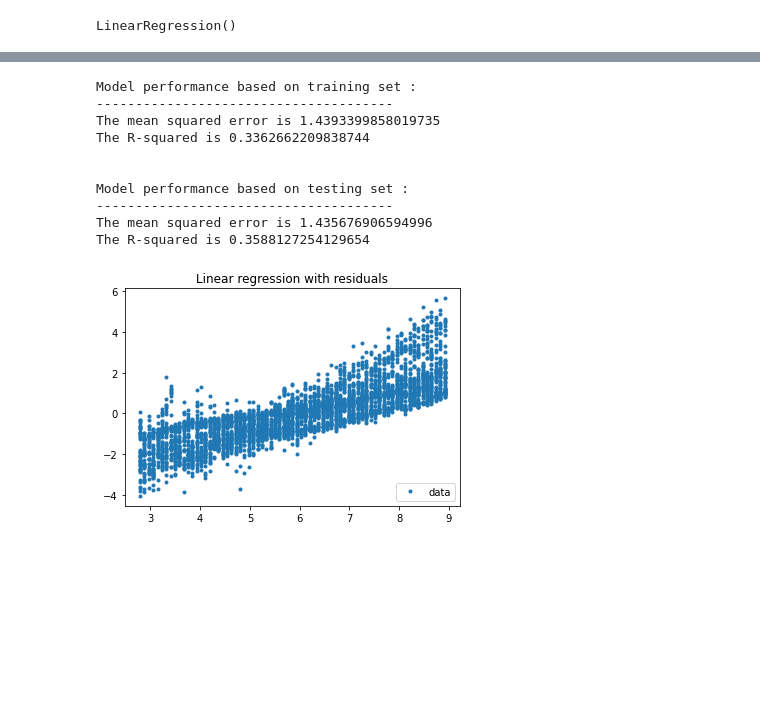
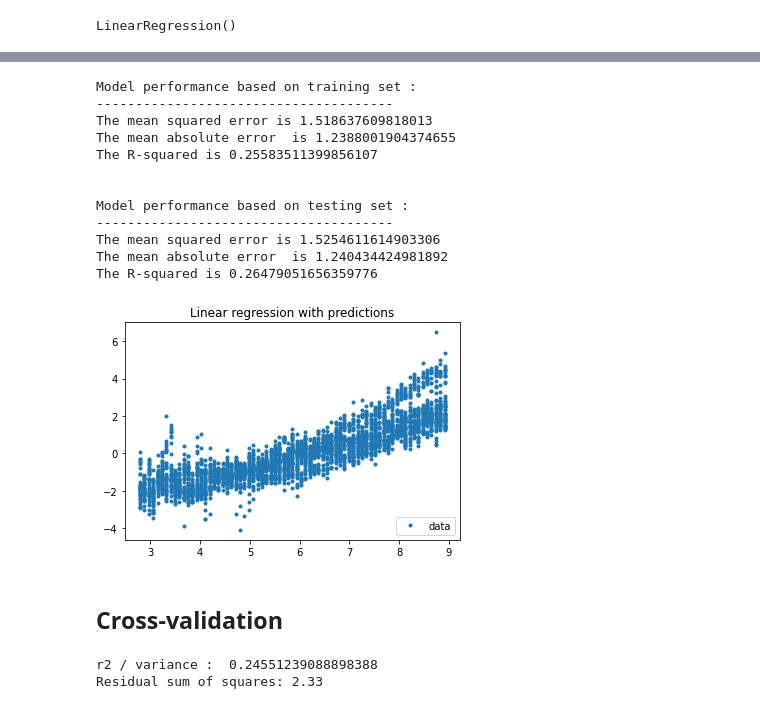
Before and after one commit to maylin007/PIP-G2, a Jupyter notebook: g2_machine_learning_linear_regression_Salome.ipynb, the cells around one changed output, grey strips where cells are left out. Drawn from its saved outputs; the diff is of its cells as text; code cells hidden in the pictures; blank space fills up the shorter version.

Commit message:
update linear regression

```diff
--- a/g2_machine_learning_linear_regression_Salome.ipynb
+++ b/g2_machine_learning_linear_regression_Salome.ipynb
@@ -20,9 +21,9 @@ import matplotlib.pyplot as plt
 import seaborn as sns
 import numpy as np
 # %%
-data = pd.read_csv("data_v2.csv", )
+data = pd.read_csv("data_v6.csv")
 
 # deleting useless variables
-data = data.drop(['Unnamed: 0', 'target', 'distance', 'seqnum', 'loc_initiator_z', 'loc_target_z', 'protocol', 'ranging_unit', 'initiator', 'register_dump_CIR'], axis=1)
+#data = data.drop(['target', 'distance', 'seqnum', 'loc_initiator_z', 'loc_target_z', 'protocol', 'ranging_unit', 'initiator', 'register_dump_CIR'], axis=1)
 data
 # %% [output]
@@ -72,13 +73,15 @@ loc_iniatiator_y =  -0.5548735684921144  * loc_initiator_x +  3.6697196927161606
 # %% [markdown]
 # Linear regression
 # %%
-X = data.drop(['loc_initiator_y', 'loc_initiator_x'], axis=1)
-y = data.loc_initiator_y
+# data without target 184
+data_lr = data.drop(data[(data['target'] == 184)].index)
+X = data_lr.drop(['loc_initiator_y', 'loc_initiator_x'], axis=1)
+y = data_lr.loc_initiator_y
 
 # train base and test base
 from sklearn.model_selection import train_test_split
 
-X_train, X_test, y_train, y_test = train_test_split(X, y, test_size = 0.2, random_state=5)
+X_train, X_test, y_train, y_test = train_test_split(X, y, test_size = 0.25, random_state=5)
 print(X_train.shape)
 print(X_test.shape)
 print(y_train.shape)
@@ -165,13 +165,13 @@ plt.show()
 # %%
-X = data[['nlos_indicator', 't1', 't2', 't3', 't4', 'skew', 'tof', 'tof_skew', 'loc_target_x', 'loc_target_y', 'rssi_request', 'rssi_ack', 'rssi_data', 'rssi_mean']]
-y = data.loc_initiator_y
+X = data_lr[['nlos_indicator', 't1', 't2', 't3', 't4', 'skew', 'tof', 'tof_skew', 'loc_target_x', 'loc_target_y', 'rssi_request', 'rssi_ack', 'rssi_data', 'rssi_mean']]
+Y = data_lr.loc_initiator_y
 
 # train base and test base
 from sklearn.model_selection import train_test_split
 
-X_train, X_test, y_train, y_test = train_test_split(X, y, test_size = 0.2, random_state=5)
+X_train, X_test, Y_train, Y_test = train_test_split(X, Y, test_size = 0.25, random_state=5)
 print(X_train.shape)
 print(X_test.shape)
-print(y_train.shape)
-print(y_test.shape)
+print(Y_train.shape)
+print(Y_test.shape)
 # %% [output]
@@ -185,6 +185,6 @@ from sklearn.linear_model import LinearRegression
 from sklearn.metrics import mean_squared_error
 
 linear_model = LinearRegression()
-linear_model.fit(X_train, y_train)
+linear_model.fit(X_train, Y_train)
 # %% [output]
 LinearRegression()
@@ -191,43 +197,63 @@ LinearRegression()
 # %%
 # Evaluation of the training set
 from sklearn.metrics import r2_score
-y_train_predict = linear_model.predict(X_train)
-rmse_train = (np.sqrt(mean_squared_error(y_train, y_train_predict)))
-r2_train = r2_score(y_train, y_train_predict)
+Y_train_predict = linear_model.predict(X_train)
+rmse_train = (np.sqrt(mean_squared_error(Y_train, Y_train_predict)))
+mae_train = mean_absolute_error(y_train, y_train_predict)
+r2_train = r2_score(Y_train, Y_train_predict)
 
 print("Model performance based on training set : ")
 print("--------------------------------------")
 print("The mean squared error is {}".format(rmse_train))
+print("The mean absolute error  is {}".format(mae_train))
 print("The R-squared is {}".format(r2_train))
 print("\n")
 
 # model evaluation for testing set
-y_test_predict = linear_model.predict(X_test)
-rmse_test = (np.sqrt(mean_squared_error(y_test, y_test_predict)))
-r2_test = r2_score(y_test, y_test_predict)
+Y_test_predict = linear_model.predict(X_test)
+rmse_test = (np.sqrt(mean_squared_error(Y_test, Y_test_predict)))
+mae_train = mean_absolute_error(y_test, y_test_predict)
+r2_test = r2_score(Y_test, Y_test_predict)
 
 print("Model performance based on testing set : ")
 print("--------------------------------------")
 print("The mean squared error is {}".format(rmse_test))
+print("The mean absolute error  is {}".format(mae_test))
 print("The R-squared is {}".format(r2_test))
 # %% [output]
 Model performance based on training set :
 --------------------------------------
-The mean squared error is 1.4393399858019735
-The R-squared is 0.3362662209838744
+The mean squared error is 1.518637609818013
+The mean absolute error  is 1.2388001904374655
+The R-squared is 0.25583511399856107
 
 
 Model performance based on testing set :
 --------------------------------------
-The mean squared error is 1.435676906594996
-The R-squared is 0.3588127254129654
+The mean squared error is 1.5254611614903306
+The mean absolute error  is 1.240434424981892
+The R-squared is 0.26479051656359776
 # %%
 a = linear_model.coef_
 b = linear_model.intercept_
-plt.plot(y, y-linear_model.predict(X), '.', label="data")
+plt.plot(Y, Y-linear_model.predict(X), '.', label="data")
 #plt.plot(X, a * X + b, "r-", label="regression")
-plt.title("Linear regression with residuals")
+plt.title("Linear regression with predictions")
 plt.legend(loc="lower right")
 plt.show()
 # %% [output]
-[figure, old version]
+[figure, new version]
+# %% [markdown]
+## Cross-validation
+# %%
+X_train, X_test, y_train, y_test = train_test_split(X, Y, test_size = 0.25, random_state=5)
+model = LinearRegression()
+parameters = {'fit_intercept':[True,False], 'normalize':[True,False], 'copy_X':[True, False]}
+grid = GridSearchCV(model,parameters, cv=None)
+grid.fit(X_train, y_train)
+print ("r2 / variance : ", grid.best_score_)
+print("Residual sum of squares: %.2f"
+              % np.mean((grid.predict(X_test) - y_test) ** 2))
+# %% [output]
+r2 / variance :  0.24551239088898388
+Residual sum of squares: 2.33
```
Also changed, not shown: parts of 20 cells of this notebook.
